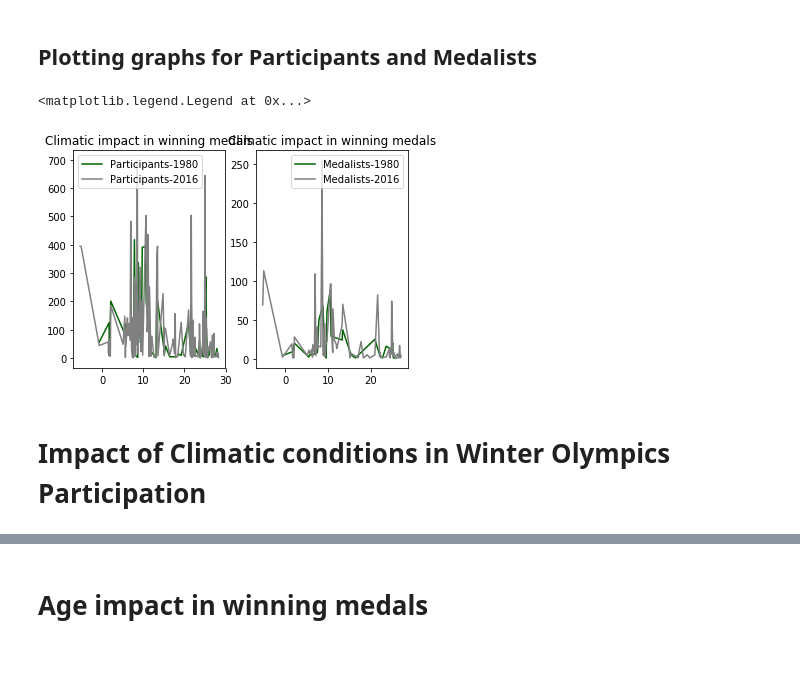
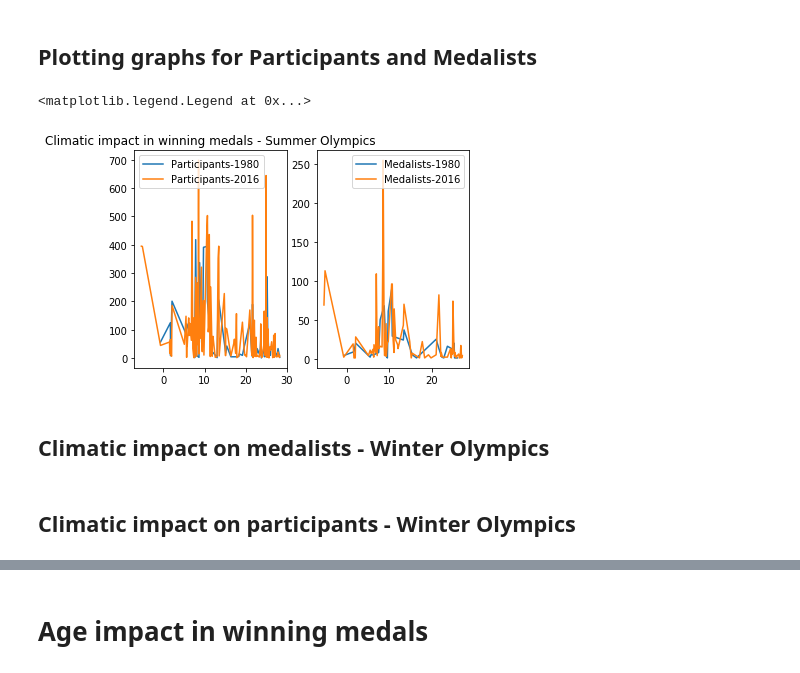
Before and after one commit to adityalprabhu/olympic_success_prediction, a Jupyter notebook: Data_Exploration1.ipynb, the cells around one changed output, grey strips where cells are left out. Saved outputs shown, nothing was run; the diff lists cells and outputs as text; code cells hidden in the pictures.

```diff
--- a/Data_Exploration1.ipynb
+++ b/Data_Exploration1.ipynb
@@ -63,18 +63,17 @@ avg_temp_summer_2016_participants_data.rename(columns = {'ID': 'Participants-201
 ## Plotting graphs for Participants and Medalists
 # %%
 plt.subplot(1,2,1)
-plt.plot('Average Temperature', 'Participants-1980', data = avg_temp_summer_1980_participants_data, color = 'darkgreen')
-plt.plot('Average Temperature', 'Participants-2016', data = avg_temp_summer_2016_participants_data, color = 'grey')
-plt.title('Climatic impact in winning medals')
+plt.plot('Average Temperature', 'Participants-1980', data = avg_temp_summer_1980_participants_data)
+plt.plot('Average Temperature', 'Participants-2016', data = avg_temp_summer_2016_participants_data)
+plt.title('Climatic impact in winning medals - Summer Olympics')
 plt.legend()
 
 plt.subplot(1,2,2)
-plt.plot('Average Temperature', 'Medalists-1980', data = avg_temp_summer_1980_winners_data, color = 'darkgreen')
-plt.plot('Average Temperature', 'Medalists-2016', data = avg_temp_summer_2016_winners_data, color = 'grey')
-plt.title('Climatic impact in winning medals')
+plt.plot('Average Temperature', 'Medalists-1980', data = avg_temp_summer_1980_winners_data)
+plt.plot('Average Temperature', 'Medalists-2016', data = avg_temp_summer_2016_winners_data)
 plt.legend()
 # %% [output]
 <matplotlib.legend.Legend at 0x...>
-[figure, old version]
+[figure, new version]
 # %% [markdown]
-# Impact of Climatic conditions in Winter Olympics Participation
+## Climatic impact on medalists - Winter Olympics
@@ -81,3 +100,5 @@ plt.legend()
+# %% [markdown]
+## Climatic impact on participants - Winter Olympics
 # %%
 winter_1980_filter = (olympics_data.Season == 'Winter') & (olympics_data.Year == 1980)
 winter_1980_data = olympics_data[winter_1980_filter]
```
Also changed, not shown: parts of 8 cells of this notebook.
